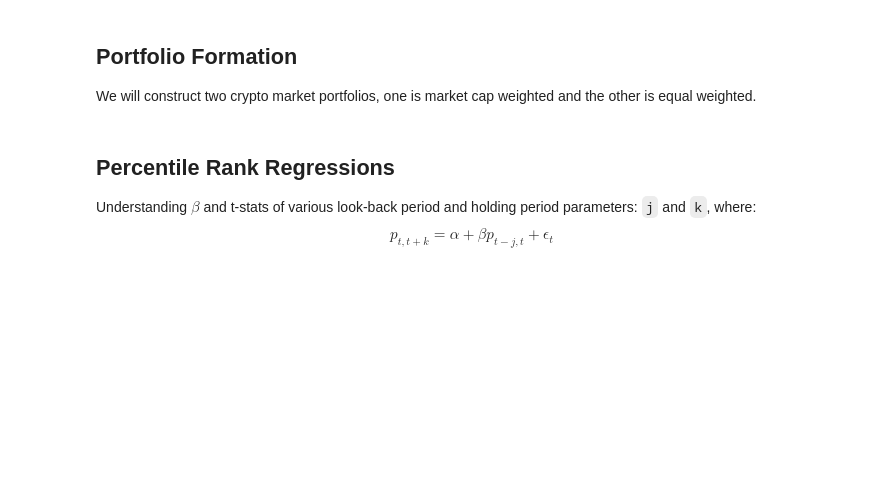
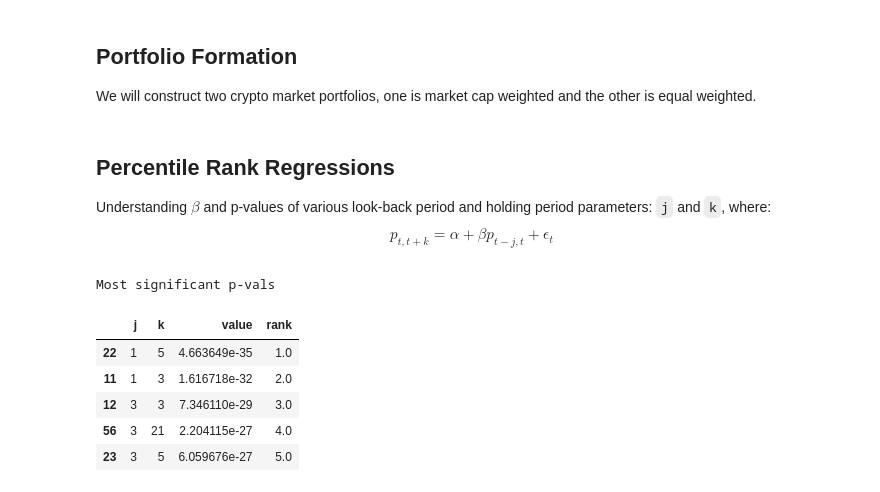
Before and after one commit to andrewpark19/QTS_Final_Project, a Jupyter notebook: QTS_Trading_Project.ipynb, the cells around one changed output. Drawn from its saved outputs; the diff is of its cells as text; code cells hidden in the pictures; blank space fills up the shorter version.

```diff
--- a/QTS_Project_Draft.ipynb
+++ b/QTS_Trading_Project.ipynb
@@ -489,5 +489,5 @@ equal_port_rets, equal_port_weights = equal_weight_portfolio(ret_df)
 mcap_port_rets, mcap_port_weights = marketcap_weighted_portfolio(ret_df, market_caps)
 # %% [markdown]
 ## Percentile Rank Regressions
-Understanding $\beta$ and t-stats of various look-back period and holding period parameters: `j` and `k`, where:
+Understanding $\beta$ and p-values of various look-back period and holding period parameters: `j` and `k`, where:
 $$p_{t,t+k} = \alpha + \beta p_{t-j,t} + \epsilon_t$$
@@ -493,0 +499,11 @@ $$p_{t,t+k} = \alpha + \beta p_{t-j,t} + \epsilon_t$$
+# %%
+print(f"Most significant p-vals")
+rank_param(pval_df).head()
+# %% [output]
+Most significant p-vals
+|  | j | k | value | rank |
+| 22 | 1 | 5 | 4.663649e-35 | 1.0 |
+| 11 | 1 | 3 | 1.616718e-32 | 2.0 |
+| 12 | 3 | 3 | 7.346110e-29 | 3.0 |
+| 56 | 3 | 21 | 2.204115e-27 | 4.0 |
+| 23 | 3 | 5 | 6.059676e-27 | 5.0 |
```
Also changed, not shown: parts of 4 cells of this notebook, 1 other file.
